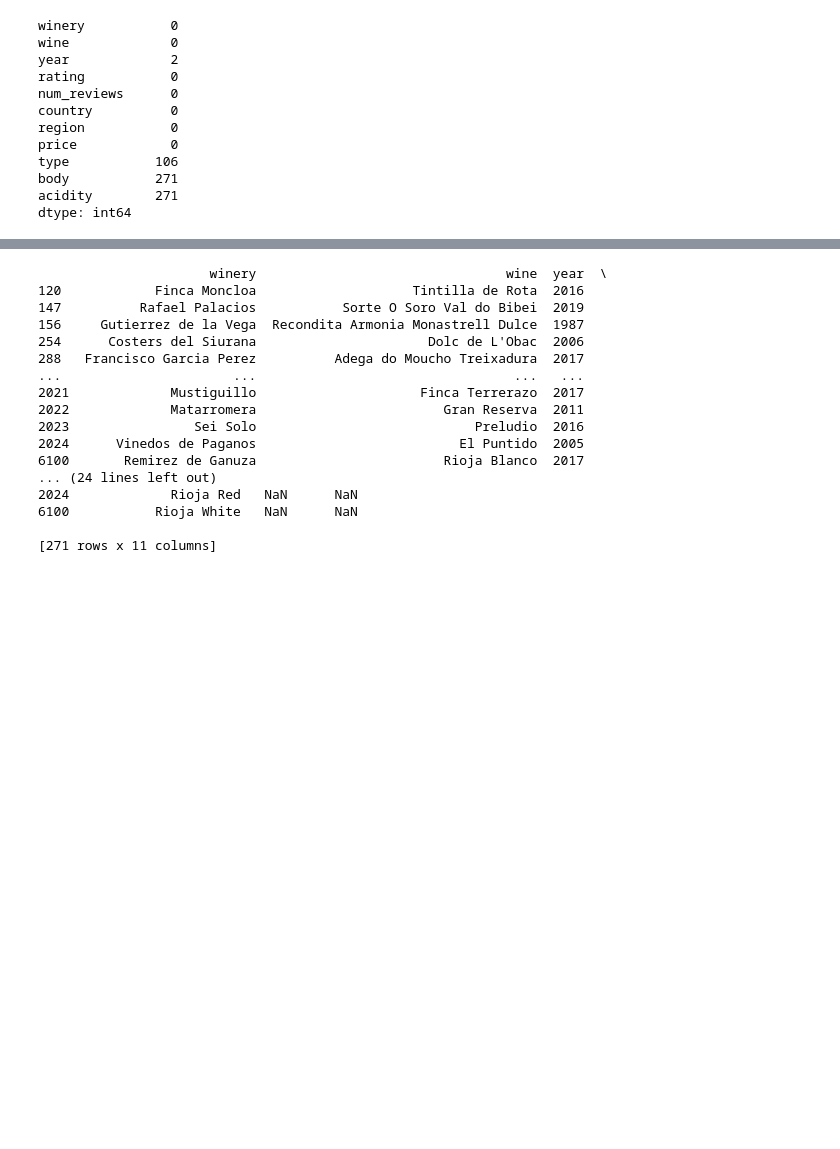
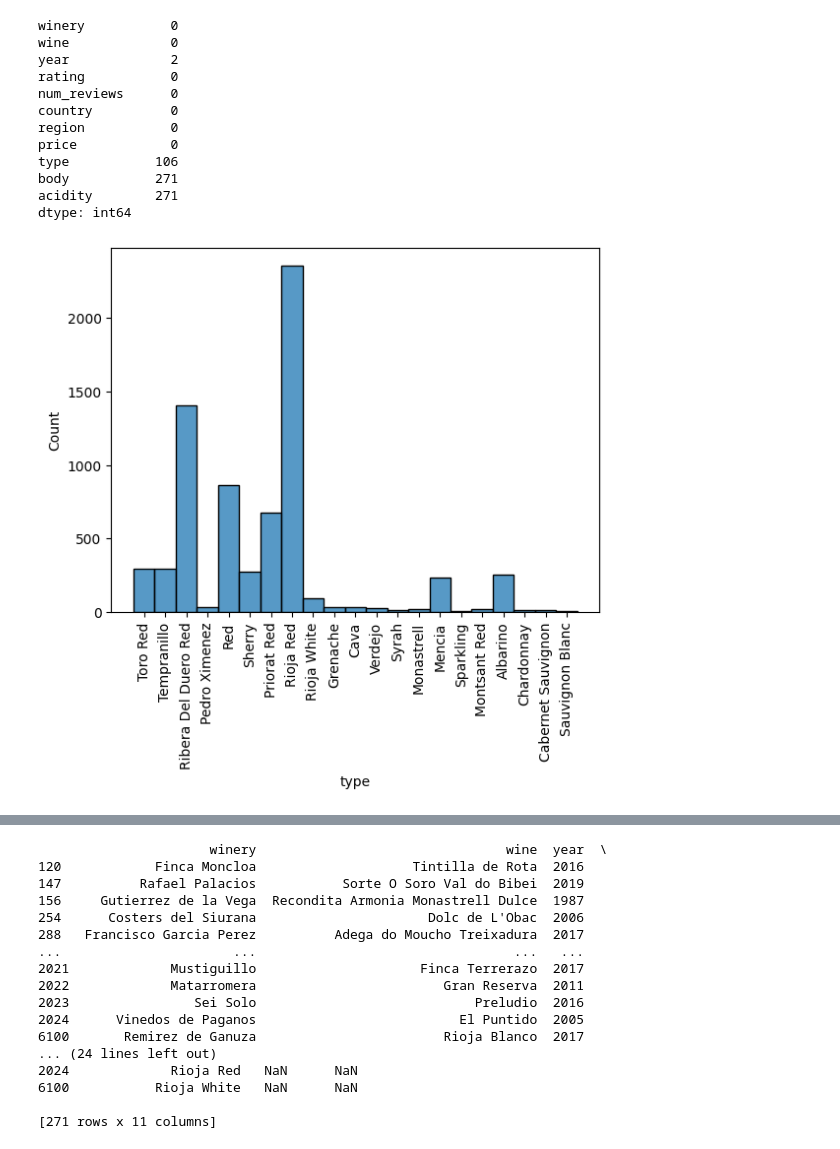
Before and after one commit to SailorJens/ML_Uni_Notebooks, a Jupyter notebook: wines.ipynb, the cells around one changed output, grey strips where cells are left out. Drawn from its saved outputs; the diff is of its cells as text; code cells hidden in the pictures; blank space fills up the shorter version.

```diff
--- a/wines.ipynb
+++ b/wines.ipynb
@@ -64,3 +78,14 @@ type           106
 body           271
 acidity        271
 dtype: int64
+# %%
+# checking the imputability by looking at the distribution
+
+import matplotlib.pyplot as plt
+import seaborn as sns
+df['type_missing'] = df['type'].fillna('Missing')
+sns.histplot(df['type'])
+plt.xticks(rotation=90)
+plt.show()
+# %% [output]
+[figure, added]
```
Also changed, not shown: parts of 3 cells of this notebook, 3 other files.
